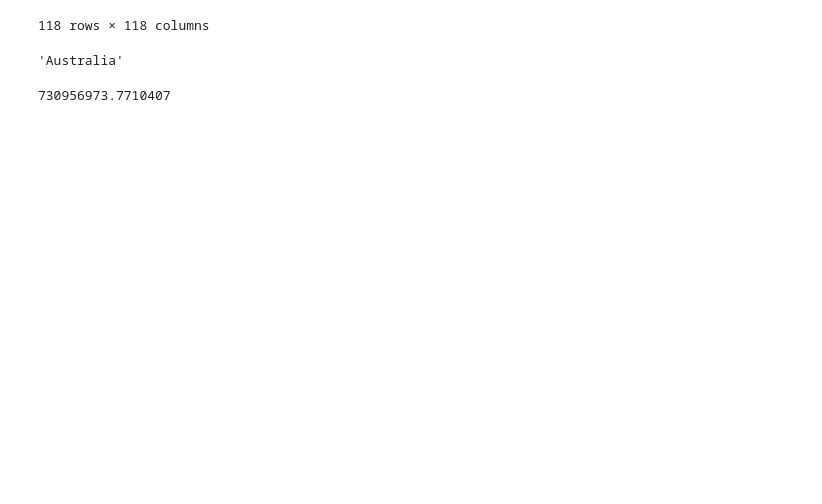
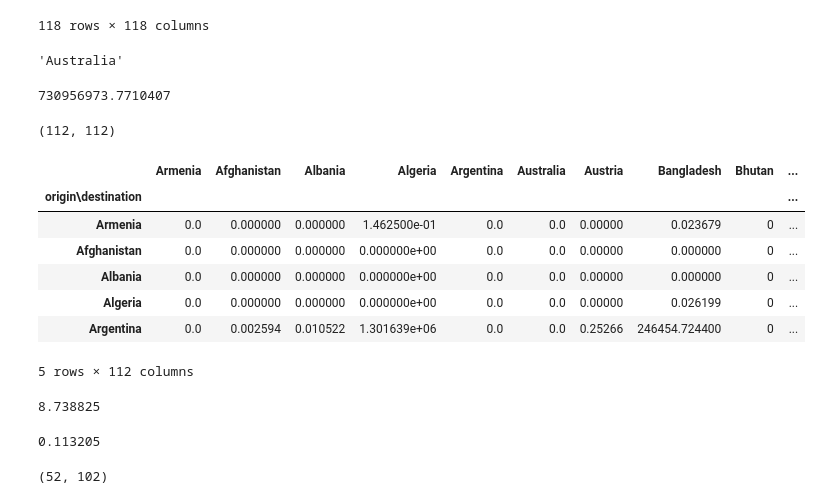
Before and after one commit to lukaszgajewski/pytradeshifts, a Jupyter notebook: scripts/testing.ipynb, the cells around one changed output. Saved outputs shown, nothing was run; the diff lists cells and outputs as text; code cells hidden in the pictures; blank space fills up the shorter version.

```diff
--- a/scripts/testing.ipynb
+++ b/scripts/testing.ipynb
@@ -87,3 +87,25 @@ Wheat.production_data.index[6]
 Wheat.trade_matrix.sum().sum()
 # %% [output]
 730956973.7710407
+# %%
+df = pd.read_clipboard(index_col=0)
+df.head()
+df.shape
+# %% [output]
+(112, 112)
+# %%
+df.head()
+# %% [output]
+|  | Armenia | Afghanistan | Albania | Algeria | Argentina | Australia | Austria | Bangladesh | Bhutan | ... |
+| origin\destination |  |  |  |  |  |  |  |  |  | ... |
+| Armenia | 0.0 | 0.000000 | 0.000000 | 1.462500e-01 | 0.0 | 0.0 | 0.00000 | 0.023679 | 0 | ... |
+| Afghanistan | 0.0 | 0.000000 | 0.000000 | 0.000000e+00 | 0.0 | 0.0 | 0.00000 | 0.000000 | 0 | ... |
+| Albania | 0.0 | 0.000000 | 0.000000 | 0.000000e+00 | 0.0 | 0.0 | 0.00000 | 0.000000 | 0 | ... |
+| Algeria | 0.0 | 0.000000 | 0.000000 | 0.000000e+00 | 0.0 | 0.0 | 0.00000 | 0.026199 | 0 | ... |
+| Argentina | 0.0 | 0.002594 | 0.010522 | 1.301639e+06 | 0.0 | 0.0 | 0.25266 | 246454.724400 | 0 | ... |
+5 rows × 112 columns
+# %%
+# find the 75th percentile of complete dataframe df
+df.quantile(0.75, axis=1).quantile(0.75)
+# %% [output]
+8.738825
@@ -89,0 +114,10 @@ Wheat.trade_matrix.sum().sum()
+# %%
+np.percentile(df.values, 75)
+# %% [output]
+0.113205
+# %%
+df = df.loc[df.sum(axis=1) > 0, :]
+df = df.loc[:, df.sum(axis=0) > 0]
+df.shape
+# %% [output]
+(52, 102)
```
Also changed, not shown: parts of 1 cell of this notebook, 32 other files.
